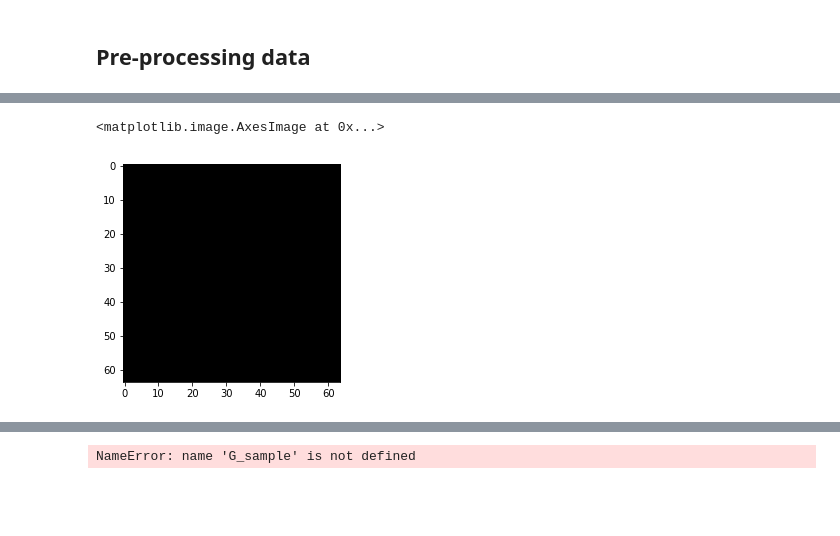
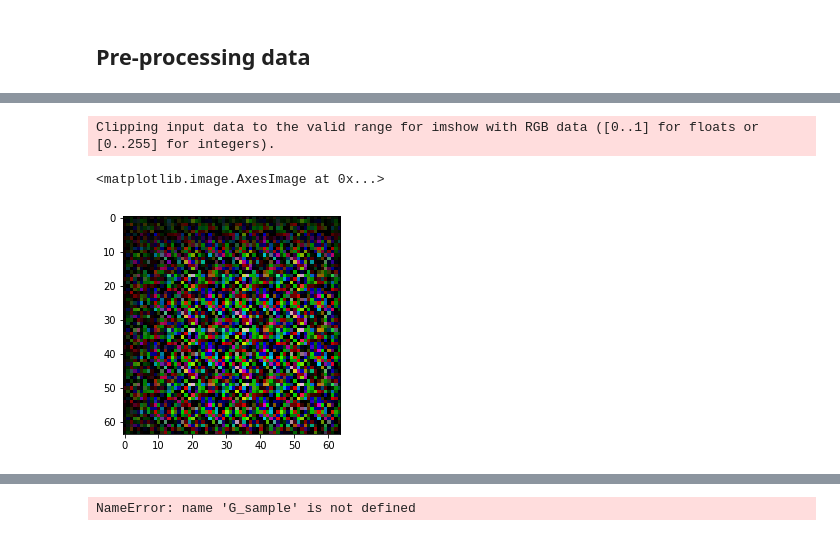
Before and after one commit to sussco/GAN-CelebFaces, a Jupyter notebook: GAN_DandG_Conv.ipynb, the cells around one changed output, grey strips where cells are left out. Cells and saved outputs as stored; diff of their text form; code cells hidden in the pictures; blank space fills up the shorter version.

Commit message:
avec loop critic

```diff
--- a/GAN_DandG_Conv.ipynb
+++ b/GAN_DandG_Conv.ipynb
@@ -36,8 +36,9 @@ def get_batch(batch_size):
             #image = tf.image.decode_jpeg(image, channels=3)
             image = mpimg.imread(imgname + str(i).zfill(6) + ".jpg")
             # Normalizing & centering images
-            image = image - np.mean(image)
-            image = image / np.var(image)
+            #image = image - np.mean(image)
+            #image = image / np.var(image)
+            #image = 2*(image/255. -0.5)
             data.append(image)
         return np.array(data)
 
@@ -87,25 +88,25 @@ def discriminator_cnn(X, fc_sizes=[110,300,200], reuse=False, alpha=0.2, keep_pr
         drop1 = tf.layers.dropout(lrelu1, keep_prob)
 
         # Strided convolutional layer, 13x13x128
-        conv2 = tf.layers.conv2d(drop1, 128, 5, 2, 'same', use_bias=False)
+        conv2 = tf.layers.conv2d(lrelu1, 128, 5, 2, 'same', use_bias=False)
         bn2 = tf.layers.batch_normalization(conv2)
         lrelu2 = tf.maximum(alpha * bn2, bn2)
         drop2 = tf.layers.dropout(lrelu2, keep_prob)
 
         # Strided convolutional layer, 5x5x256
-        conv3 = tf.layers.conv2d(drop2, 256, 5, 2, 'same', use_bias=False)
+        conv3 = tf.layers.conv2d(lrelu2, 256, 5, 2, 'same', use_bias=False)
         bn3 = tf.layers.batch_normalization(conv3)
         lrelu3 = tf.maximum(alpha * bn3, bn3)
         drop3 = tf.layers.dropout(lrelu3, keep_prob)
 
         # Strided convolutional layer, 1x1x512
-        conv4 = tf.layers.conv2d(drop3, 512, 5, 2, 'same', use_bias=False)
+        conv4 = tf.layers.conv2d(lrelu3, 512, 5, 2, 'same', use_bias=False)
         bn4 = tf.layers.batch_normalization(conv4)
         lrelu4 = tf.maximum(alpha * bn4, bn4)
         drop4 = tf.layers.dropout(lrelu4, keep_prob)
 
         # fully connected
-        flat = tf.reshape(drop4, (-1, 512))
+        flat = tf.reshape(lrelu4, (-1, 512))
         out0 = tf.layers.dense(flat, 1)
         out = tf.nn.sigmoid(out0)
         return out
@@ -122,39 +123,43 @@ fake_data_logits = discriminator_cnn(X_fake, reuse=True)
 #D_loss = tf.reduce_mean(tf.nn.sigmoid_cross_entropy_with_logits(logits=true_data_logits,labels=tf.ones_like(true_data_logits)) + tf.nn.sigmoid_cross_entropy_with_logits(logits=fake_data_logits,labels=tf.zeros_like(fake_data_logits)))
 #G_loss = tf.reduce_mean(tf.nn.sigmoid_cross_entropy_with_logits(logits=fake_data_logits,labels=tf.ones_like(fake_data_logits)))
 
-D_loss = -tf.reduce_mean(true_data_logits) + tf.reduce_mean(fake_data_logits)
+D_loss = tf.reduce_mean(fake_data_logits) - tf.reduce_mean(true_data_logits)
 G_loss = -tf.reduce_mean(fake_data_logits)
 
 batch_size = 64
 lambda_gp = 10.0
 # Gradient Penalty
 epsilon = tf.random_uniform(shape=[batch_size,1, 1, 1], minval=0.,maxval=1.)
-X_hat =  X + epsilon * (X_fake - X) #epsilon * X + (1-epsilon) * X_fake
+X_hat =  epsilon*X + (1-epsilon) * X_fake #epsilon * X + (1-epsilon) * X_fake
 D_X_hat = discriminator_cnn(X_hat, reuse=True)
-grad_D_X_hat = tf.gradients(D_X_hat, [X_hat])[0]
+grad_D_X_hat = tf.gradients(D_X_hat, [X_fake])[0]
 reduction_indexes = [1]
-slopes = tf.sqrt(tf.reduce_sum(tf.square(grad_D_X_hat), reduction_indices=reduction_indexes))
+slopes = tf.sqrt(tf.reduce_sum(tf.square(grad_D_X_hat)))
 gradient_penalty = tf.reduce_mean((slopes - 1.) ** 2)
 D_loss += lambda_gp * gradient_penalty
 # %%
 G_variables = tf.get_collection(tf.GraphKeys.GLOBAL_VARIABLES,scope="GAN/Generator_cnn")
 D_variables = tf.get_collection(tf.GraphKeys.GLOBAL_VARIABLES,scope="GAN/Discriminator_cnn")
 
-G_step = tf.train.AdamOptimizer(learning_rate=0.001, beta1=0.5, beta2=0.9).minimize(G_loss,var_list = G_variables)
-D_step = tf.train.AdamOptimizer(learning_rate=0.001, beta1=0.5, beta2=0.9).minimize(D_loss,var_list = D_variables)
+G_step = tf.train.AdamOptimizer(learning_rate=0.0001, beta1=0.5, beta2=0.9).minimize(G_loss,var_list = G_variables)
+D_step = tf.train.AdamOptimizer(learning_rate=0.0001, beta1=0.5, beta2=0.9).minimize(D_loss,var_list = D_variables)
 # %%
 sess = tf.Session()
 tf.global_variables_initializer().run(session=sess)
 
 
-nd_steps = 10
-ng_steps = 10
+
 #dataset = get_data_normalized(1000)
 
-for i in range(25):
+for i in range(60):
     X_batch = get_batch(batch_size)
     Z_batch = sample_Z(batch_size, 128)
-    _, dloss = sess.run([D_step, D_loss], feed_dict={X: X_batch, Z: Z_batch})
+    for critic_iter in range(5):
+        Z_batch = sample_Z(batch_size, 128)
+        # Update Discriminator
+        _, dloss = sess.run([D_step, D_loss], feed_dict={X: X_batch, Z: Z_batch})
+
+    #_, dloss = sess.run([D_step, D_loss], feed_dict={X: X_batch, Z: Z_batch})
     _, gloss = sess.run([G_step, G_loss], feed_dict={Z: Z_batch})
 
     print("Iterations: %d\t Discriminator loss: %.4f\t Generator loss: %.4f"%(i,dloss,gloss))
@@ -162,5 +167,5 @@ for i in range(25):
 Z_batch = sample_Z(1, 128)
 X_batch = get_batch(1)
 sess.run(X_fake, feed_dict={X: X_batch, Z: Z_batch})
-plt.imshow(tf.reshape((255*(X_fake+1)/2), shape=(64, 64,3)).eval(session=sess, feed_dict={X: X_batch, Z: Z_batch}))
+plt.imshow(tf.reshape(X_fake, shape=(64, 64,3)).eval(session=sess, feed_dict={X: X_batch, Z: Z_batch}))
 # %% [output]
@@ -184,5 +189,6 @@ Iterations: 24   Discriminator loss: nan         Generator loss: nan
-<matplotlib.image.AxesImage at 0x...>
+Clipping input data to the valid range for imshow with RGB data ([0..1] for floats or [0..255] for integers).
+<matplotlib.image.AxesImage at 0x...>
-[figure, old version]
+[figure, new version]
 # %%
 Z_batch = sample_Z(1, 128)
 X_batch = get_batch(1)
```
Also changed, not shown: parts of 3 cells of this notebook.
